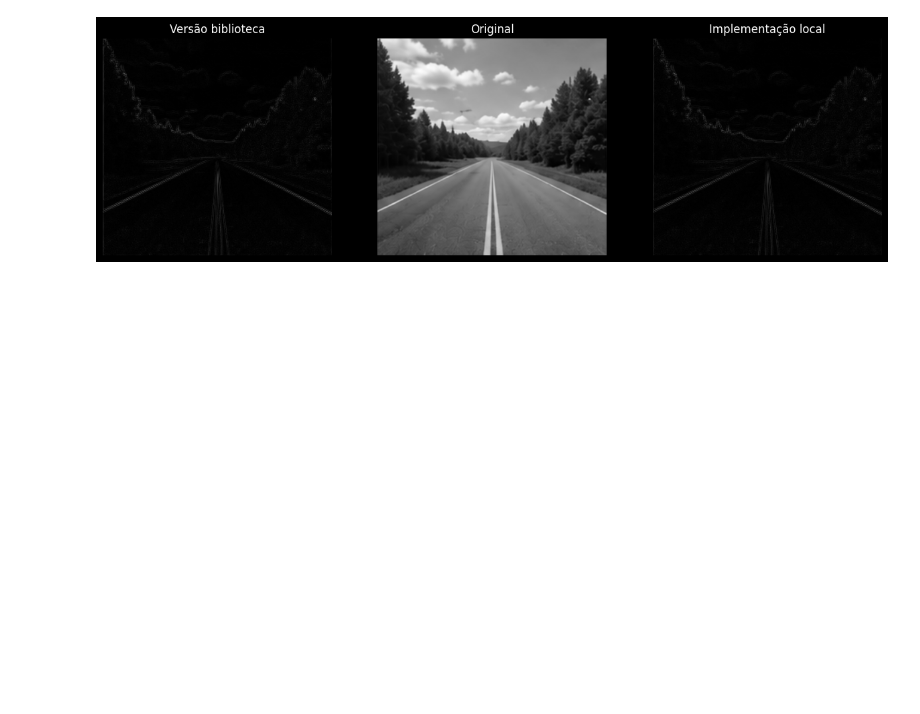
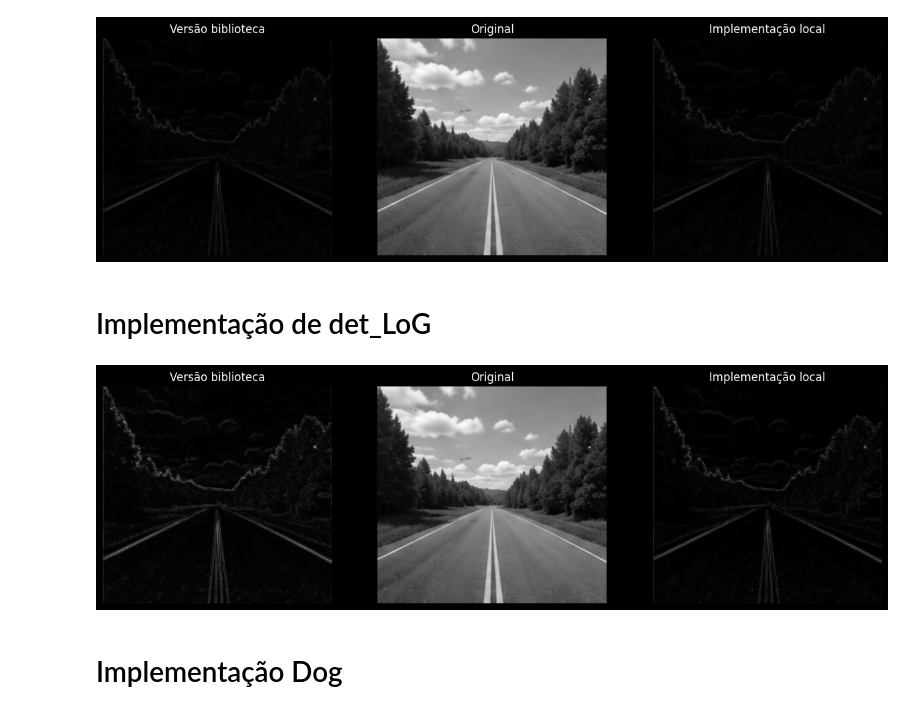
Before and after one commit to Renef13/Atividade_3_PI, a Jupyter notebook: det_bordas.ipynb, the cells around one changed output. Cells and saved outputs as stored; diff of their text form; code cells hidden in the pictures; blank space fills up the shorter version.

Commit message:
add funcao de det_laplaciano

```diff
--- a/det_bordas.ipynb
+++ b/det_bordas.ipynb
@@ -134,3 +134,45 @@ estrada_opencv_laplaciano = det_laplaciano_opencv(estrada_bgr)
 exibir_resultados(estrada_opencv_laplaciano, estrada_bgr, estrada_manual_laplaciano)
 # %% [output]
 [figure]
+# %% [markdown]
+# Implementação de det_LoG
+# %%
+# Implentação OpenCv
+def log_opencv(img):
+    gray = cv.cvtColor(img, cv.COLOR_BGR2GRAY)
+
+    blur = cv.GaussianBlur(
+        gray,
+        (5, 5),
+        sigmaX=0
+    )
+
+    log = cv.Laplacian(
+        blur,
+        cv.CV_64F,
+        ksize=3
+    )
+
+    log = np.abs(log)
+
+    log = cv.normalize(
+        log,
+        None,
+        0,
+        255,
+        cv.NORM_MINMAX
+    )
+
+    return log.astype(np.uint8)
+# %%
+# Implementação Local
+estrada_manual_det_LoG = det_LoG(estrada_bgr)
+
+# Implemntação Opencv
+estrada_opencv_log_opencv = log_opencv(estrada_bgr)
+# %%
+exibir_resultados(estrada_opencv_log_opencv, estrada_bgr, estrada_manual_det_LoG)
+# %% [output]
+[figure, added]
+# %% [markdown]
+# Implementação Dog
```
Also changed, not shown: parts of 3 cells of this notebook, 1 other file.
